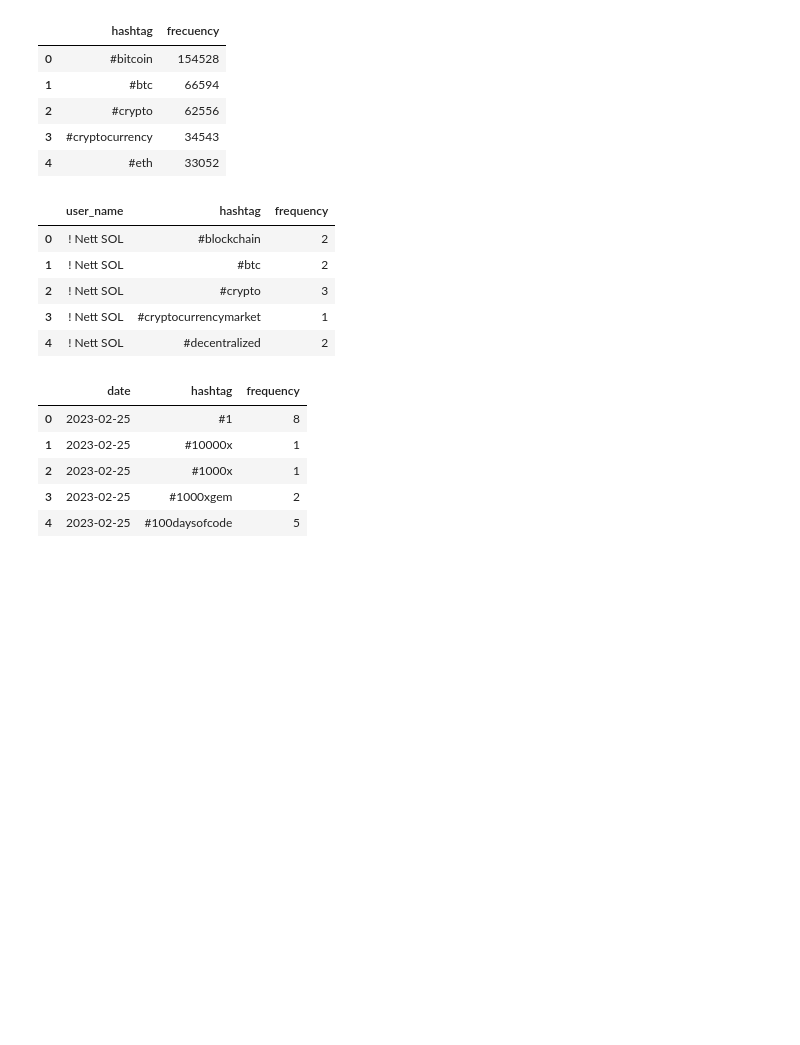
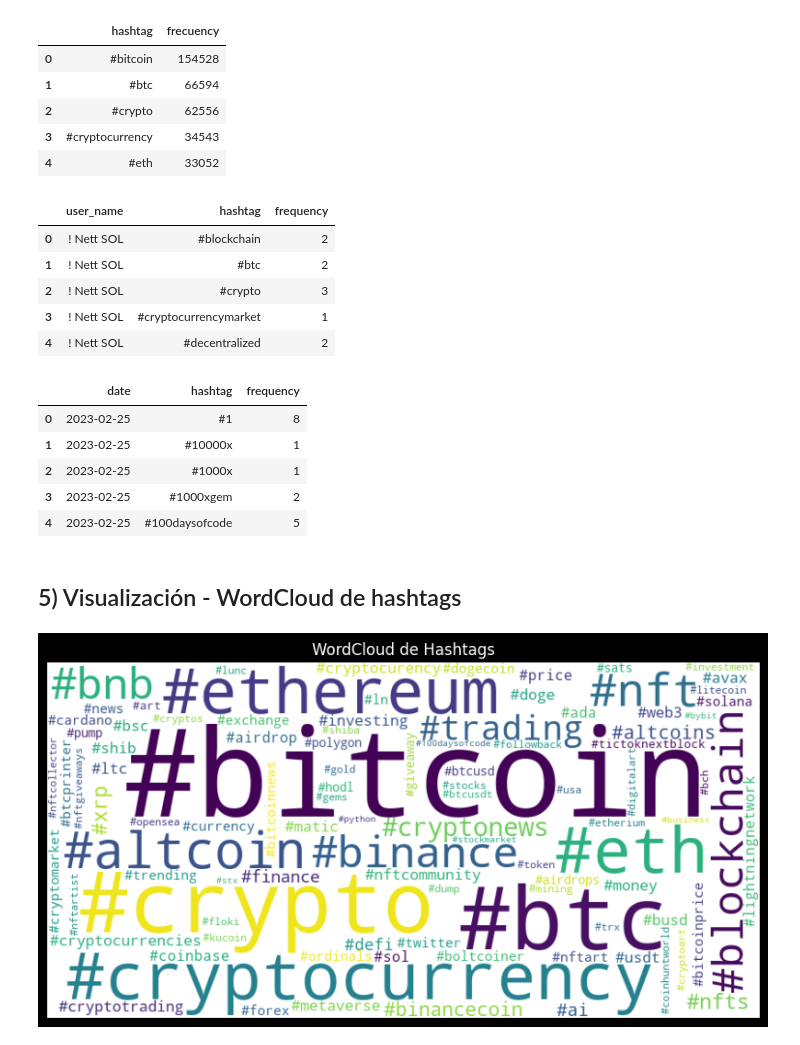
Before and after one commit to victorsgDev/Analysis_Sentiment-Trends-Social_Networks, a Jupyter notebook: VictorSanchez_BAIN_U2_Practica.ipynb, the cells around one changed output. Saved outputs shown, nothing was run; the diff lists cells and outputs as text; code cells hidden in the pictures; blank space fills up the shorter version.

Commit message:
add generate hashtag wordcloud functionality to Jupyter notebook.

```diff
--- a/VictorSanchez_BAIN_U2_Practica.ipynb
+++ b/VictorSanchez_BAIN_U2_Practica.ipynb
@@ -104,7 +105,7 @@ class DataExtractor:
             df_exploded
             .groupby(["date", "hashtags"])
             .size()
-            .reset_index(name="frecuency")
+            .reset_index(name="frequency")
         )
         by_date.columns = ["date", "hashtag", "frequency"]
 
@@ -114,7 +115,26 @@ class DataExtractor:
         """
         Genera una wordcloud de hashtags.
         """
-        pass
+
+        if overall_df is None:
+            if self.data is None:
+                raise ValueError("Data not loaded. Please call load_data() first.")
+            overall_df = self.analytics_hashtags_extended()['overall']
+
+        hashtag_freq = dict(zip(overall_df["hashtag"], overall_df["frecuency"]))
+
+        wordcloud = WordCloud(
+            width=800,
+            height=400,
+            background_color="white",
+            max_words=max_words
+        ).generate_from_frequencies(hashtag_freq)
+
+        plt.figure(figsize=figsize)
+        plt.title("WordCloud de Hashtags")
+        plt.imshow(wordcloud, interpolation="bilinear")
+        plt.axis("off")
+        plt.show()
 # %% [markdown]
 ## 1) Carga de datos, almacenamiento y análisis inicial
 # %%
@@ -216,3 +236,9 @@ hashtag_analysis['by_date'].head()
 | 2 | 2023-02-25 | #1000x | 1 |
 | 3 | 2023-02-25 | #1000xgem | 2 |
 | 4 | 2023-02-25 | #100daysofcode | 5 |
+# %% [markdown]
+## 5) Visualización - WordCloud de hashtags
+# %%
+extractor.generate_hashtag_wordcloud(overall_df=hashtag_analysis['overall'])
+# %% [output]
+[figure, added]
```
Also changed, not shown: parts of 3 cells of this notebook.
